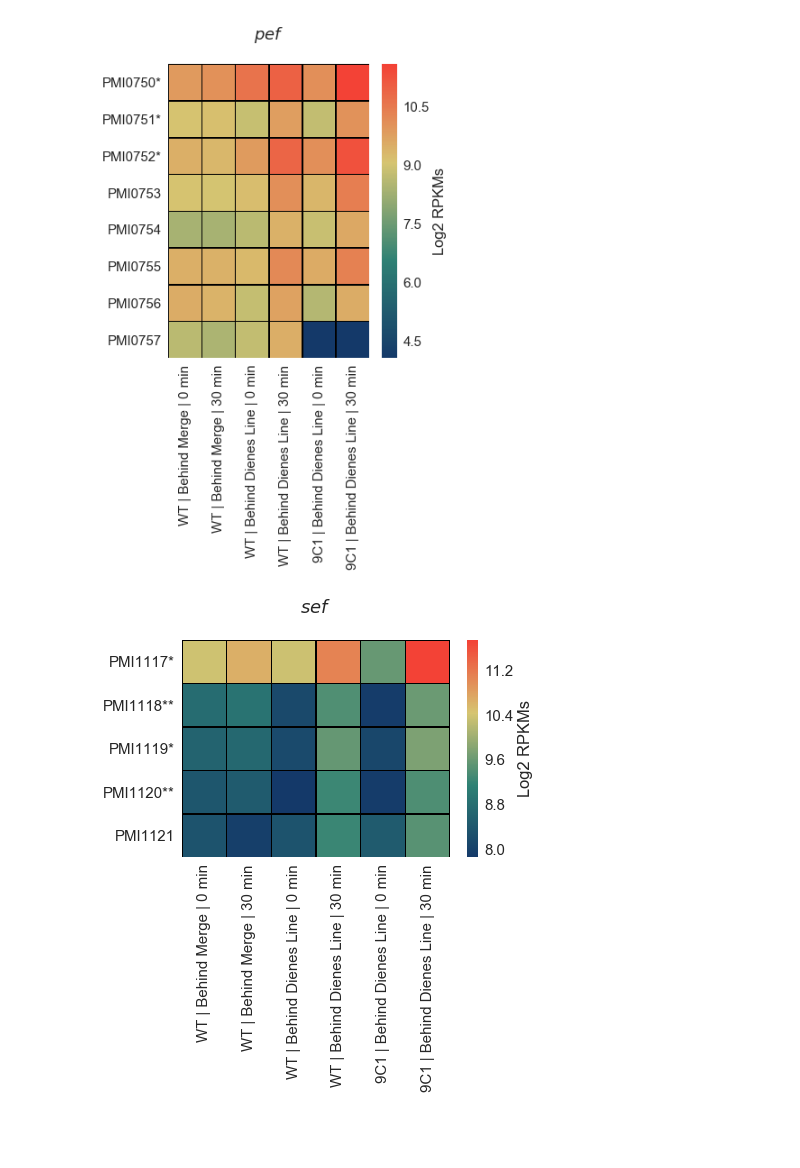
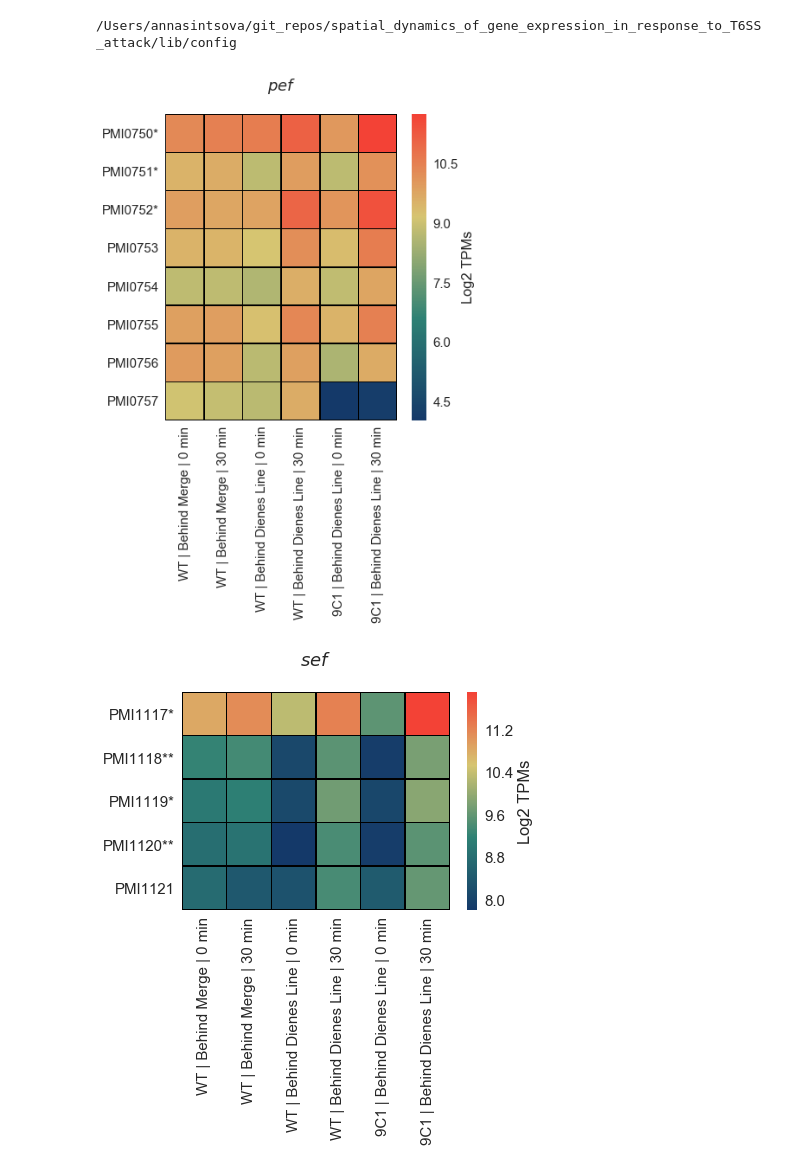
Before and after one commit to ASintsova/spatial_dynamics_of_gene_expression_in_response_to_T6SS_attack, a Jupyter notebook: lib/figure_7.ipynb, the cells around one changed output. Cells and saved outputs as stored; diff of their text form; code cells hidden in the pictures; blank space fills up the shorter version.

```diff
--- a/lib/figure_7.ipynb
+++ b/lib/figure_7.ipynb
@@ -109,3 +1,29 @@ meta
+# %%
+from settings import *
+%matplotlib inline
+config_dict = process_config()
+info_file = config_dict['data']['exp_design']
+info = pd.read_csv(info_file, index_col=0)
+count_file = config_dict['counts']['tpms_4']
+figures_dir = config_dict['out_dir']['figures']
+results_dir = config_dict['out_dir']['tables']
+sns.set_context("notebook", font_scale=1.5)
+sns.set_style("ticks")
+
+
+info = info[info.experiment !="E1"]
+info['position'] = info['position'].map({'B': "{}|{}".format(wt, bh_wt),
+                                        "BH": "{}|{}".format(wt, bh_mut),
+                                        "B9":"{}|{}".format(mut, bh_mut),
+                                        "L-HI":wt_L,
+                                        "L-9C": mut_L})
+count_file = config_dict['counts']['tpms_30']
+cnts = pd.read_csv(count_file, index_col=0)
+
+cnts_norm =  cnts.apply(vis.invnorm)
+info["samples"] = [case_to_name[i] for i in info["case"]]
+# %% [output]
+/Users/annasintsova/git_repos/spatial_dynamics_of_gene_expression_in_response_to_T6SS_attack/lib/config
 # %%
 sef = ["PMI1117", "PMI1118", "PMI1119", "PMI1120", "PMI1121"]
 ids = ["PMI2990", "PMI2991", "PMI2992", "PMI2993", "PMI2994", "PMI2995", "PMI2996"]
@@ -113,20 +31,22 @@ pef = ["PMI0750", "PMI0751", "PMI0752",
            "PMI0753", "PMI0754", "PMI0755", "PMI0756", "PMI0757"]
 # %%
 sns.set(font_scale=1.5)
-fig = vis.draw_heatmap_of_subset(pef, meta, "$\itpef$\n",
-                          rpkms, samples, my_cmap, (5,6), ["Case13", "Case14",
-                                                           "Case12", "Case7", "Case11", "Case8"])
+fig, _ = vis.draw_heatmap_of_subset(cnts, info, pef, names=case_to_name,
+                                 cases = ["Case13", "Case14", "Case12", "Case7", "Case11", "Case8"],
+                                 subset_name="$\itpef$\n",draw=True,my_cmap= my_cmap, fs=(6,6.5))
+
 stat_sig_9c1 = ["PMI0750", "PMI0751", "PMI0752"]
 ax = fig.gca()
 new_labels = ["{}*".format(n) if n in stat_sig_9c1 else n for n in pef ]
-ax.set_yticklabels(new_labels[::-1]);
-fig.savefig(os.path.join(figures_folder, "2018-07-03-proteus_rnaseq_figure_7a.png"), dpi=300, bbox_inches="tight")
+ax.set_yticklabels(new_labels);
+ax.set_title("$\itpef$\n")
+fig.savefig(os.path.join(figures_dir, "Figure_7a.png"), dpi=300, bbox_inches="tight")
 # %% [output]
-[figure, old version]
+[figure, new version]
 # %%
-fig = vis.draw_heatmap_of_subset(sef, meta, "$\itsef$\n",
-                          rpkms, samples, my_cmap, (6,4), ["Case13", "Case14",
-                                                           "Case12", "Case7", "Case11", "Case8"])
+fig, _ = vis.draw_heatmap_of_subset(cnts, info, sef, names=case_to_name,
+                                 cases = ["Case13", "Case14", "Case12", "Case7", "Case11", "Case8"],
+                                 subset_name="$\itsef$\n",draw=True,my_cmap= my_cmap, fs=(6,4))
 ax = fig.gca()
 stat_sig_both =["PMI1118", "PMI1120"]
 stat_sig_9c1 = ["PMI1117", "PMI1119"]
@@ -138,9 +58,9 @@ for n in sef:
         new_labels.append("{}*".format(n))
     else:
         new_labels.append(n)
-
-ax.set_yticklabels(new_labels[::-1]);
-fig.savefig(os.path.join(figures_folder, "2018-07-03-proteus_rnaseq_figure_7b.png"), dpi=300, bbox_inches="tight")
+ax.set_title("$\itsef$\n")
+ax.set_yticklabels(new_labels);
+fig.savefig(os.path.join(figures_dir, "Figure_7b.png"), dpi=300, bbox_inches="tight")
 # %% [output]
-[figure, old version]
+[figure, new version]
 # %%
```
Also changed, not shown: parts of 6 cells of this notebook, 4 other files.
